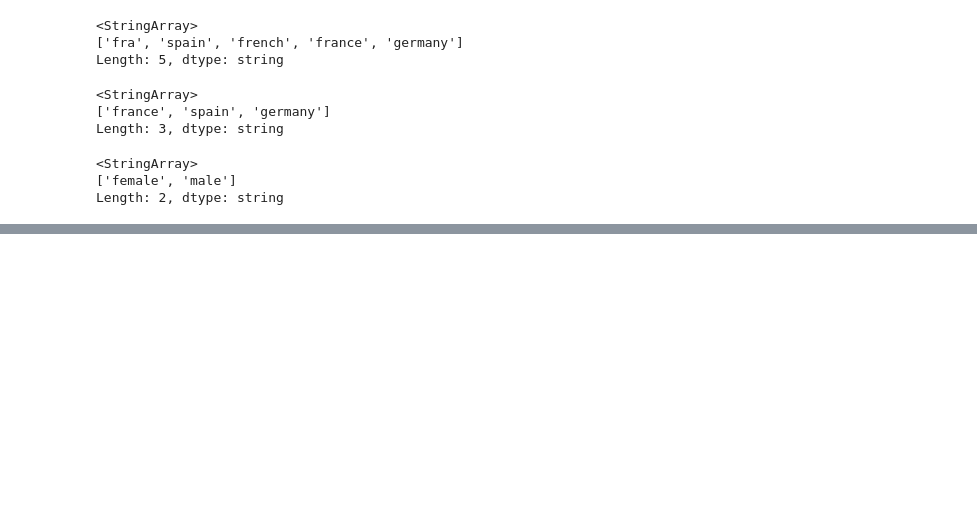
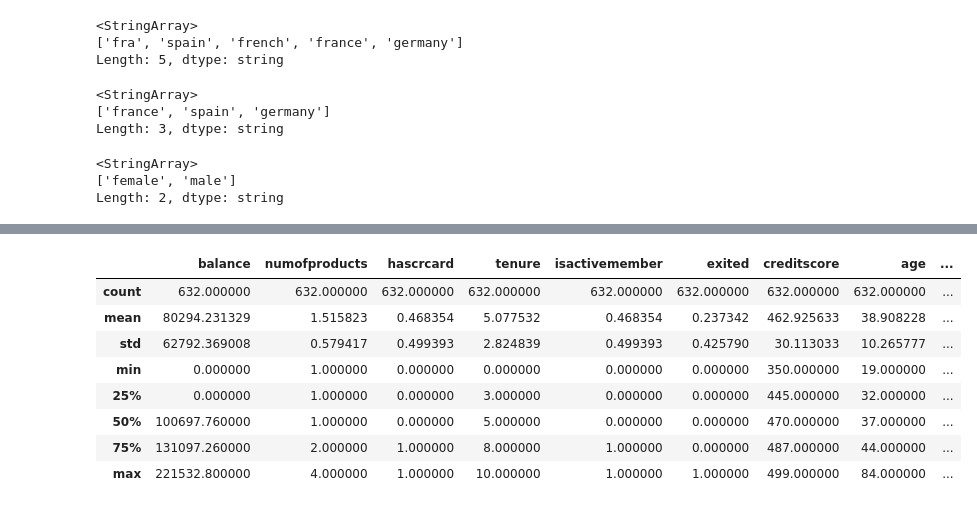
Before and after one commit to shwezin-coder/Bank-Churn-Customer, a Jupyter notebook: bank_churn_analysis.ipynb, the cells around one changed output, grey strips where cells are left out. Drawn from its saved outputs; the diff is of its cells as text; code cells hidden in the pictures; blank space fills up the shorter version.

```diff
--- a/bank_churn_analysis.ipynb
+++ b/bank_churn_analysis.ipynb
@@ -335,0 +353,12 @@ bank_account_df.describe()
+# %%
+bank_account_df[bank_account_df['creditscore']< 500].describe()
+# %% [output]
+|  | balance | numofproducts | hascrcard | tenure | isactivemember | exited | creditscore | age | ... |
+| count | 632.000000 | 632.000000 | 632.000000 | 632.000000 | 632.000000 | 632.000000 | 632.000000 | 632.000000 | ... |
+| mean | 80294.231329 | 1.515823 | 0.468354 | 5.077532 | 0.468354 | 0.237342 | 462.925633 | 38.908228 | ... |
+| std | 62792.369008 | 0.579417 | 0.499393 | 2.824839 | 0.499393 | 0.425790 | 30.113033 | 10.265777 | ... |
+| min | 0.000000 | 1.000000 | 0.000000 | 0.000000 | 0.000000 | 0.000000 | 350.000000 | 19.000000 | ... |
+| 25% | 0.000000 | 1.000000 | 0.000000 | 3.000000 | 0.000000 | 0.000000 | 445.000000 | 32.000000 | ... |
+| 50% | 100697.760000 | 1.000000 | 0.000000 | 5.000000 | 0.000000 | 0.000000 | 470.000000 | 37.000000 | ... |
+| 75% | 131097.260000 | 2.000000 | 1.000000 | 8.000000 | 1.000000 | 0.000000 | 487.000000 | 44.000000 | ... |
+| max | 221532.800000 | 4.000000 | 1.000000 | 10.000000 | 1.000000 | 1.000000 | 499.000000 | 84.000000 | ... |
```
Also changed, not shown: parts of 17 cells of this notebook.
